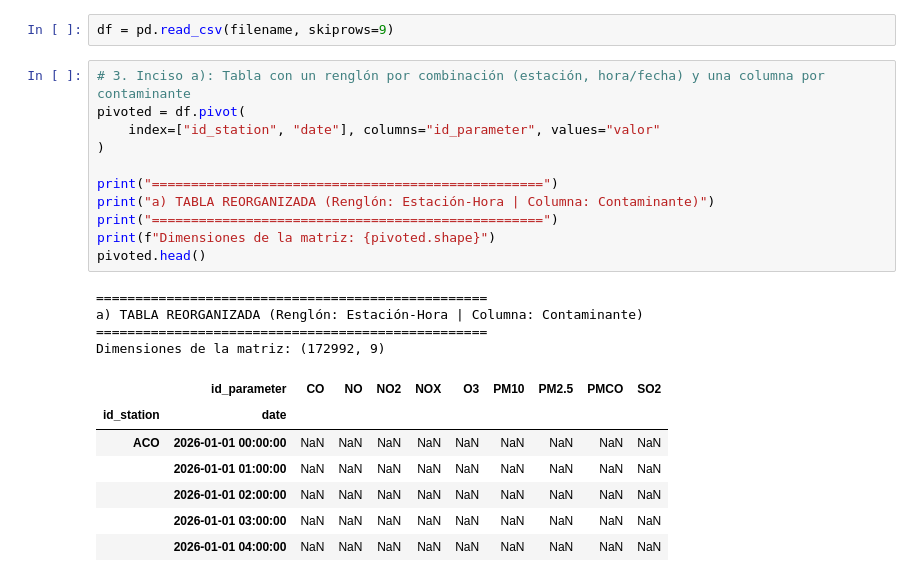
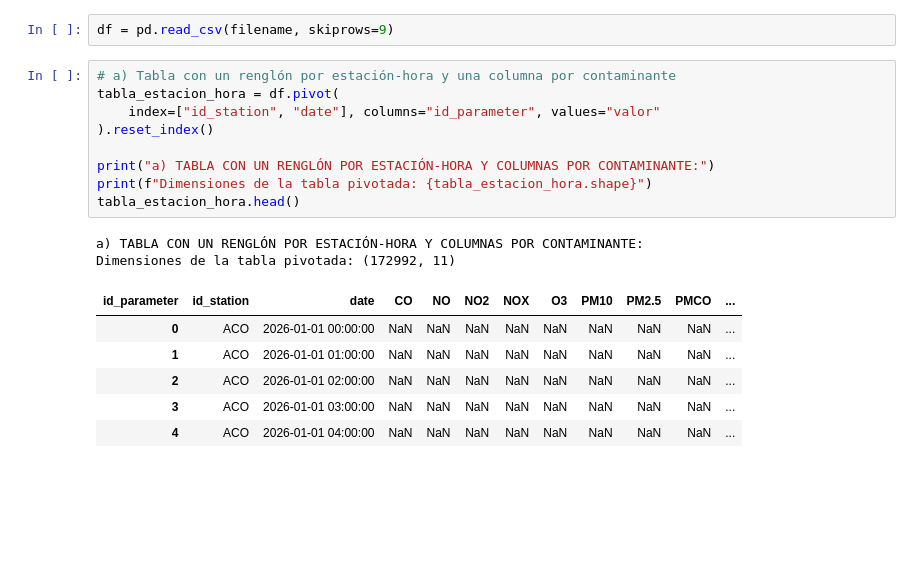
Before and after one commit to GuilleAMP/Notebooks-en-clase, a Jupyter notebook: apuntes2_2.ipynb, the cells around one changed output. Saved outputs shown, nothing was run; the diff lists cells and outputs as text; blank space fills up the shorter version.

```diff
--- a/apuntes2_2.ipynb
+++ b/apuntes2_2.ipynb
@@ -22,25 +24,20 @@ Descarga finalizada con éxito.
 # %%
 df = pd.read_csv(filename, skiprows=9)
 # %%
-# 3. Inciso a): Tabla con un renglón por combinación (estación, hora/fecha) y una columna por contaminante
-pivoted = df.pivot(
+# a) Tabla con un renglón por estación-hora y una columna por contaminante
+tabla_estacion_hora = df.pivot(
     index=["id_station", "date"], columns="id_parameter", values="valor"
-)
+).reset_index()
 
-print("==================================================")
-print("a) TABLA REORGANIZADA (Renglón: Estación-Hora | Columna: Contaminante)")
-print("==================================================")
-print(f"Dimensiones de la matriz: {pivoted.shape}")
-pivoted.head()
+print("a) TABLA CON UN RENGLÓN POR ESTACIÓN-HORA Y COLUMNAS POR CONTAMINANTE:")
+print(f"Dimensiones de la tabla pivotada: {tabla_estacion_hora.shape}")
+tabla_estacion_hora.head()
 # %% [output]
-==================================================
-a) TABLA REORGANIZADA (Renglón: Estación-Hora | Columna: Contaminante)
-==================================================
-Dimensiones de la matriz: (172992, 9)
+a) TABLA CON UN RENGLÓN POR ESTACIÓN-HORA Y COLUMNAS POR CONTAMINANTE:
+Dimensiones de la tabla pivotada: (172992, 11)
-|  | id_parameter | CO | NO | NO2 | NOX | O3 | PM10 | PM2.5 | PMCO | SO2 |
-| id_station | date |  |  |  |  |  |  |  |  |  |
-| ACO | 2026-01-01 00:00:00 | NaN | NaN | NaN | NaN | NaN | NaN | NaN | NaN | NaN |
-|  | 2026-01-01 01:00:00 | NaN | NaN | NaN | NaN | NaN | NaN | NaN | NaN | NaN |
-|  | 2026-01-01 02:00:00 | NaN | NaN | NaN | NaN | NaN | NaN | NaN | NaN | NaN |
-|  | 2026-01-01 03:00:00 | NaN | NaN | NaN | NaN | NaN | NaN | NaN | NaN | NaN |
-|  | 2026-01-01 04:00:00 | NaN | NaN | NaN | NaN | NaN | NaN | NaN | NaN | NaN |
+| id_parameter | id_station | date | CO | NO | NO2 | NOX | O3 | PM10 | PM2.5 | PMCO | ... |
+| 0 | ACO | 2026-01-01 00:00:00 | NaN | NaN | NaN | NaN | NaN | NaN | NaN | NaN | ... |
+| 1 | ACO | 2026-01-01 01:00:00 | NaN | NaN | NaN | NaN | NaN | NaN | NaN | NaN | ... |
+| 2 | ACO | 2026-01-01 02:00:00 | NaN | NaN | NaN | NaN | NaN | NaN | NaN | NaN | ... |
+| 3 | ACO | 2026-01-01 03:00:00 | NaN | NaN | NaN | NaN | NaN | NaN | NaN | NaN | ... |
+| 4 | ACO | 2026-01-01 04:00:00 | NaN | NaN | NaN | NaN | NaN | NaN | NaN | NaN | ... |
```
Also changed, not shown: parts of 12 cells of this notebook.
